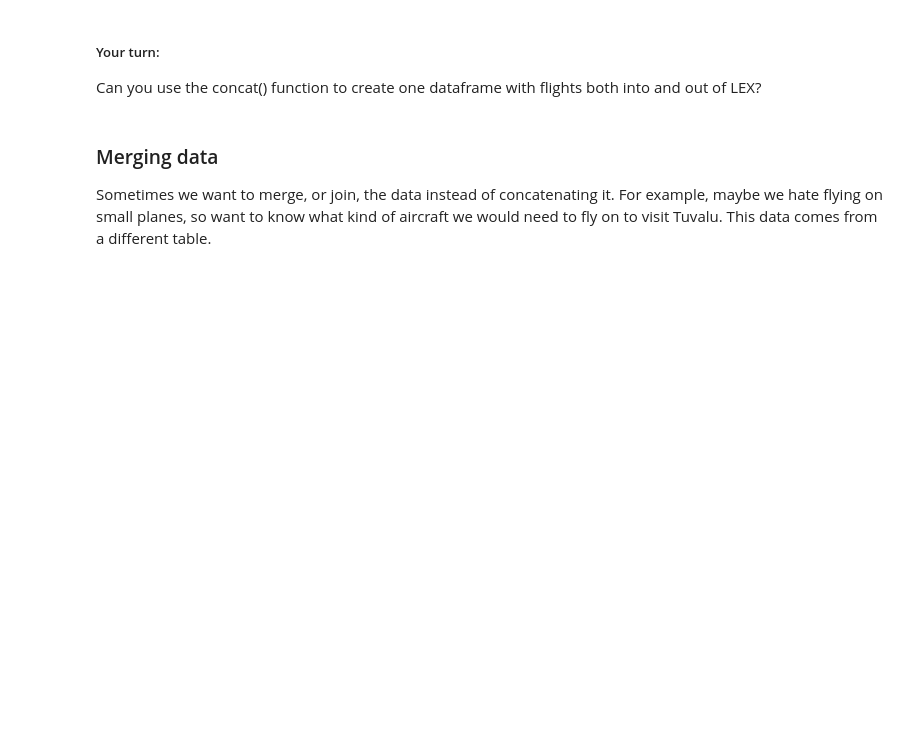
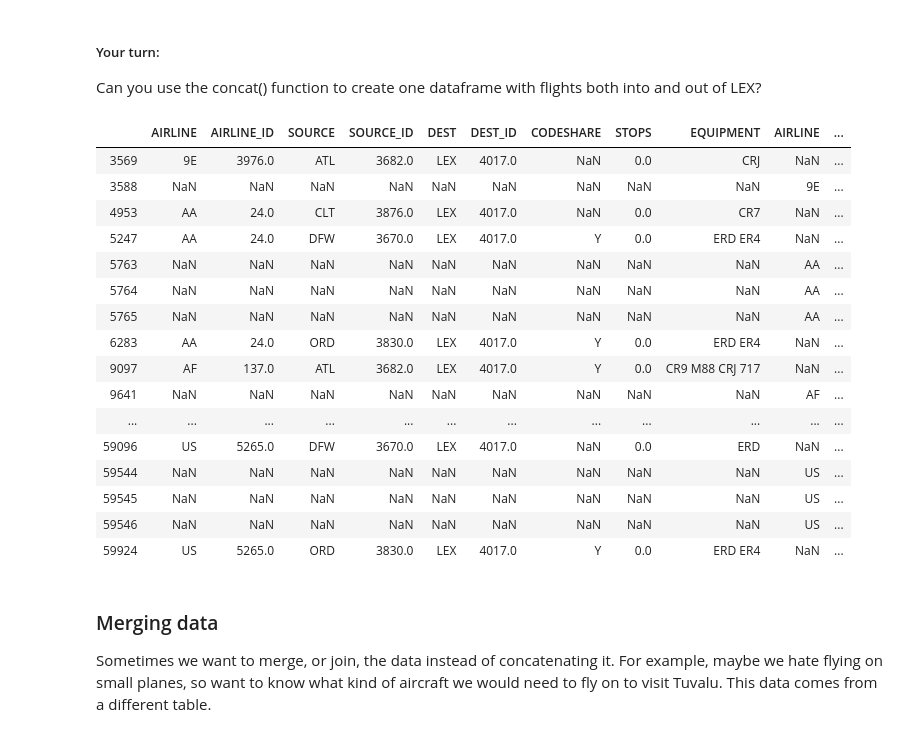
Before and after one commit to vsgo222/ce599, a Jupyter notebook: 07-Data Wrangling/open-flights-tutorial-checkpoint.ipynb, the cells around one changed output. Cells and saved outputs as stored; diff of their text form; code cells hidden in the pictures; blank space fills up the shorter version.

```diff
--- a/07-Data Wrangling/open-flights-tutorial-checkpoint.ipynb
+++ b/07-Data Wrangling/open-flights-tutorial-checkpoint.ipynb
@@ -274,6 +276,30 @@ pd.concat([to_tuvalu, from_tuvalu], axis=1)
 ##### Your turn:
 
 Can you use the concat() function to create one dataframe with flights both into and out of LEX?
+# %%
+# let's go back and contatenate the routes both to and from Tuvalu
+to_lex = routes[routes['DEST']=='LEX']
+from_lex = routes[routes['SOURCE']=='LEX']
+pd.concat([to_lex, from_lex])
+pd.concat([to_lex, from_lex], axis=1)
+# %% [output]
+|  | AIRLINE | AIRLINE_ID | SOURCE | SOURCE_ID | DEST | DEST_ID | CODESHARE | STOPS | EQUIPMENT | AIRLINE | ... |
+| 3569 | 9E | 3976.0 | ATL | 3682.0 | LEX | 4017.0 | NaN | 0.0 | CRJ | NaN | ... |
+| 3588 | NaN | NaN | NaN | NaN | NaN | NaN | NaN | NaN | NaN | 9E | ... |
+| 4953 | AA | 24.0 | CLT | 3876.0 | LEX | 4017.0 | NaN | 0.0 | CR7 | NaN | ... |
+| 5247 | AA | 24.0 | DFW | 3670.0 | LEX | 4017.0 | Y | 0.0 | ERD ER4 | NaN | ... |
+| 5763 | NaN | NaN | NaN | NaN | NaN | NaN | NaN | NaN | NaN | AA | ... |
+| 5764 | NaN | NaN | NaN | NaN | NaN | NaN | NaN | NaN | NaN | AA | ... |
+| 5765 | NaN | NaN | NaN | NaN | NaN | NaN | NaN | NaN | NaN | AA | ... |
+| 6283 | AA | 24.0 | ORD | 3830.0 | LEX | 4017.0 | Y | 0.0 | ERD ER4 | NaN | ... |
+| 9097 | AF | 137.0 | ATL | 3682.0 | LEX | 4017.0 | Y | 0.0 | CR9 M88 CRJ 717 | NaN | ... |
+| 9641 | NaN | NaN | NaN | NaN | NaN | NaN | NaN | NaN | NaN | AF | ... |
+| ... | ... | ... | ... | ... | ... | ... | ... | ... | ... | ... | ... |
+| 59096 | US | 5265.0 | DFW | 3670.0 | LEX | 4017.0 | NaN | 0.0 | ERD | NaN | ... |
+| 59544 | NaN | NaN | NaN | NaN | NaN | NaN | NaN | NaN | NaN | US | ... |
+| 59545 | NaN | NaN | NaN | NaN | NaN | NaN | NaN | NaN | NaN | US | ... |
+| 59546 | NaN | NaN | NaN | NaN | NaN | NaN | NaN | NaN | NaN | US | ... |
+| 59924 | US | 5265.0 | ORD | 3830.0 | LEX | 4017.0 | Y | 0.0 | ERD ER4 | NaN | ... |
 # %% [markdown]
 ### Merging data
 
```
Also changed, not shown: parts of 1 cell of this notebook, 24 other files.
